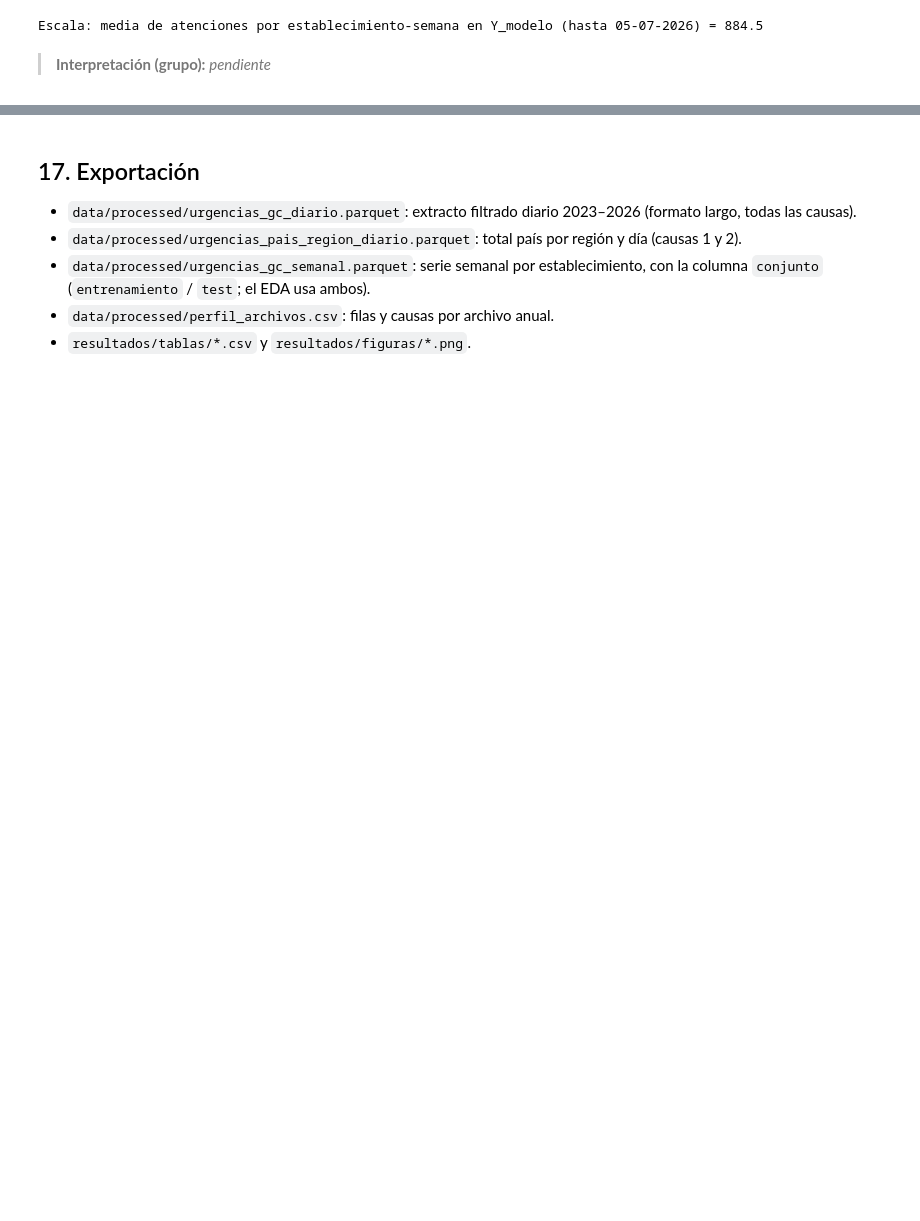
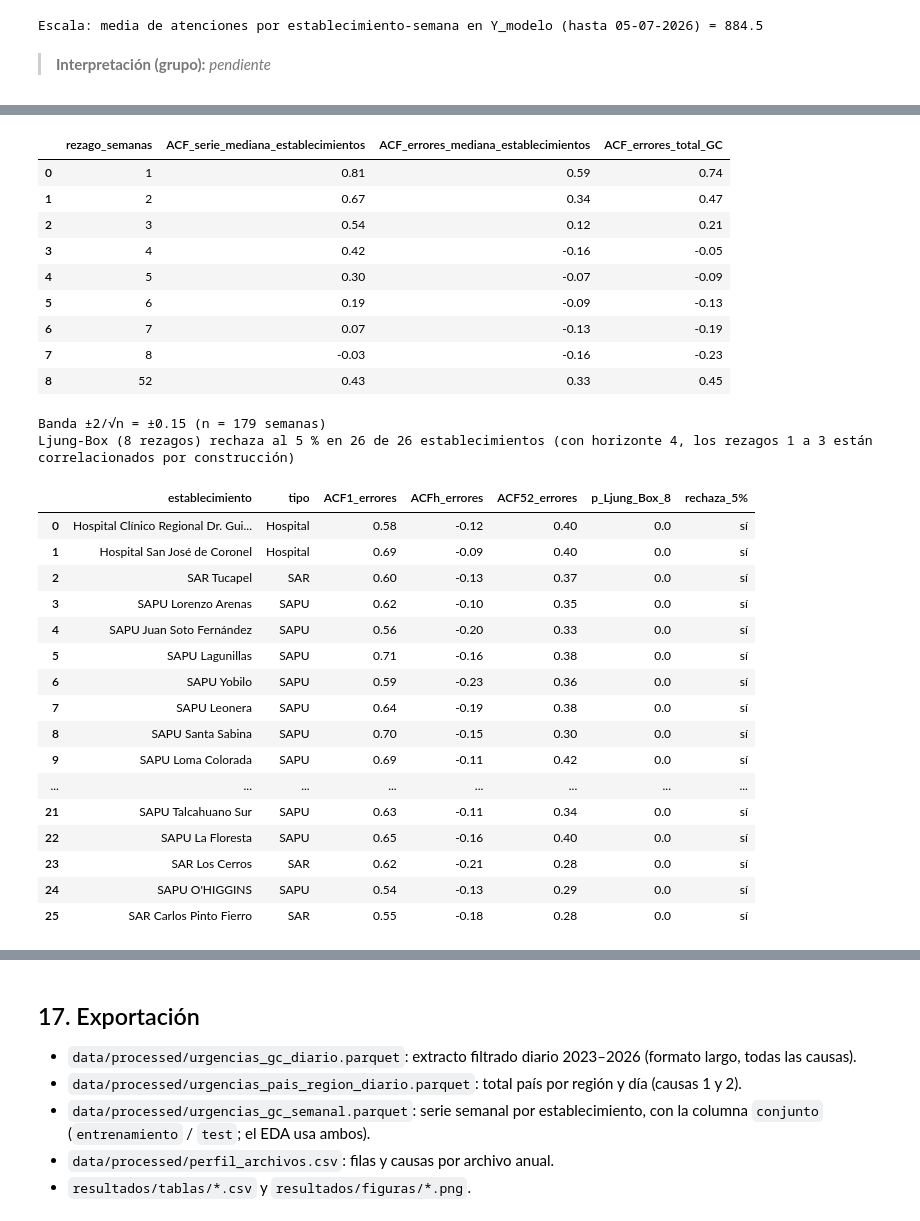
Before and after one commit to crizcar/ML_TrabajoSemestral, a Jupyter notebook: Trabajo_V2.ipynb, the cells around one changed output, grey strips where cells are left out. Drawn from its saved outputs; the diff is of its cells as text; code cells hidden in the pictures; blank space fills up the shorter version.

```diff
--- a/Trabajo_V2.ipynb
+++ b/Trabajo_V2.ipynb
@@ -1280,0 +1233,70 @@ sen_anual     -3.2
+# %%
+# --- Autocorrelación de los errores: por establecimiento, y Ljung-Box a 8 rezagos ---
+errores = largo.pivot(index="IdEstablecimiento", columns="semana", values="error")     # establecimiento × semana
+LAGS_TABLA = [1, 2, 3, 4, 5, 6, 7, 8, 52]
+N_REZAGOS_ACF = 56
+
+
+def acf_por_fila(M):
+    """Autocorrelación (rezagos 1 a 56) de cada fila de una matriz establecimiento × semana."""
+    return np.array([acf(fila.dropna().values, nlags=N_REZAGOS_ACF)[1:] for _, fila in M.iterrows()])
+
+
+acf_serie = acf_por_fila(Y_modelo)                      # de la serie original, para comparar con la Tabla 4a
+acf_error = acf_por_fila(errores)                       # de los errores del modelo
+acf_error_total = acf(errores.sum(axis=0).values, nlags=N_REZAGOS_ACF)[1:]   # errores del total de Gran Concepción
+banda = 2 / np.sqrt(errores.shape[1])
+
+# Tabla 6: autocorrelación por rezago (serie frente a errores)
+tabla6 = pd.DataFrame({"rezago_semanas": LAGS_TABLA,
+                       "ACF_serie_mediana_establecimientos": [np.median(acf_serie[:, r - 1]) for r in LAGS_TABLA],
+                       "ACF_errores_mediana_establecimientos": [np.median(acf_error[:, r - 1]) for r in LAGS_TABLA],
+                       "ACF_errores_total_GC": [acf_error_total[r - 1] for r in LAGS_TABLA]}).round(2)
+guardar_tabla(tabla6, "tabla6_autocorrelacion_residuos", index=False)
+
+# Tabla 6b: por establecimiento (ordenada de menor a mayor p-valor de Ljung-Box)
+p_lb = pd.Series({i: acorr_ljungbox(fila.values, lags=[8], return_df=True)["lb_pvalue"].iloc[0] for i, fila in errores.iterrows()})
+tabla6b = pd.DataFrame({"establecimiento": info_est.loc[errores.index, "establecimiento"].values,
+                        "tipo": info_est.loc[errores.index, "tipo"].values,
+                        "ACF1_errores": acf_error[:, 0].round(2), "ACFh_errores": acf_error[:, HORIZONTE - 1].round(2),
+                        "ACF52_errores": acf_error[:, 51].round(2),
+                        "p_Ljung_Box_8": p_lb.values.round(4)})
+tabla6b["rechaza_5%"] = np.where(tabla6b["p_Ljung_Box_8"] < 0.05, "sí", "no")
+tabla6b = tabla6b.sort_values("p_Ljung_Box_8").reset_index(drop=True)
+guardar_tabla(tabla6b, "tabla6b_residuos_por_establecimiento", index=False)
+
+display(tabla6)
+print(f"Banda ±2/√n = ±{banda:.2f} (n = {errores.shape[1]} semanas)")
+print(f"Ljung-Box (8 rezagos) rechaza al 5 % en {(tabla6b['rechaza_5%'] == 'sí').sum()} de {len(tabla6b)} establecimientos "
+      f"(con horizonte {HORIZONTE}, los rezagos 1 a {HORIZONTE - 1} están correlacionados por construcción)")
+display(tabla6b)
+# %% [output]
+|  | rezago_semanas | ACF_serie_mediana_establecimientos | ACF_errores_mediana_establecimientos | ACF_errores_total_GC |
+| 0 | 1 | 0.81 | 0.59 | 0.74 |
+| 1 | 2 | 0.67 | 0.34 | 0.47 |
+| 2 | 3 | 0.54 | 0.12 | 0.21 |
+| 3 | 4 | 0.42 | -0.16 | -0.05 |
+| 4 | 5 | 0.30 | -0.07 | -0.09 |
+| 5 | 6 | 0.19 | -0.09 | -0.13 |
+| 6 | 7 | 0.07 | -0.13 | -0.19 |
+| 7 | 8 | -0.03 | -0.16 | -0.23 |
+| 8 | 52 | 0.43 | 0.33 | 0.45 |
+Banda ±2/√n = ±0.15 (n = 179 semanas)
+Ljung-Box (8 rezagos) rechaza al 5 % en 26 de 26 establecimientos (con horizonte 4, los rezagos 1 a 3 están correlacionados por construcción)
+|  | establecimiento | tipo | ACF1_errores | ACFh_errores | ACF52_errores | p_Ljung_Box_8 | rechaza_5% |
+| 0 | Hospital Clínico Regional Dr. Gui... | Hospital | 0.58 | -0.12 | 0.40 | 0.0 | sí |
+| 1 | Hospital San José de Coronel | Hospital | 0.69 | -0.09 | 0.40 | 0.0 | sí |
+| 2 | SAR Tucapel | SAR | 0.60 | -0.13 | 0.37 | 0.0 | sí |
+| 3 | SAPU Lorenzo Arenas | SAPU | 0.62 | -0.10 | 0.35 | 0.0 | sí |
+| 4 | SAPU Juan Soto Fernández | SAPU | 0.56 | -0.20 | 0.33 | 0.0 | sí |
+| 5 | SAPU Lagunillas | SAPU | 0.71 | -0.16 | 0.38 | 0.0 | sí |
+| 6 | SAPU Yobilo | SAPU | 0.59 | -0.23 | 0.36 | 0.0 | sí |
+| 7 | SAPU Leonera | SAPU | 0.64 | -0.19 | 0.38 | 0.0 | sí |
+| 8 | SAPU Santa Sabina | SAPU | 0.70 | -0.15 | 0.30 | 0.0 | sí |
+| 9 | SAPU Loma Colorada | SAPU | 0.69 | -0.11 | 0.42 | 0.0 | sí |
+| ... | ... | ... | ... | ... | ... | ... | ... |
+| 21 | SAPU Talcahuano Sur | SAPU | 0.63 | -0.11 | 0.34 | 0.0 | sí |
+| 22 | SAPU La Floresta | SAPU | 0.65 | -0.16 | 0.40 | 0.0 | sí |
+| 23 | SAR Los Cerros | SAR | 0.62 | -0.21 | 0.28 | 0.0 | sí |
+| 24 | SAPU O'HIGGINS | SAPU | 0.54 | -0.13 | 0.29 | 0.0 | sí |
+| 25 | SAR Carlos Pinto Fierro | SAR | 0.55 | -0.18 | 0.28 | 0.0 | sí |
```
Also changed, not shown: parts of 12 cells of this notebook, 1 other file.
